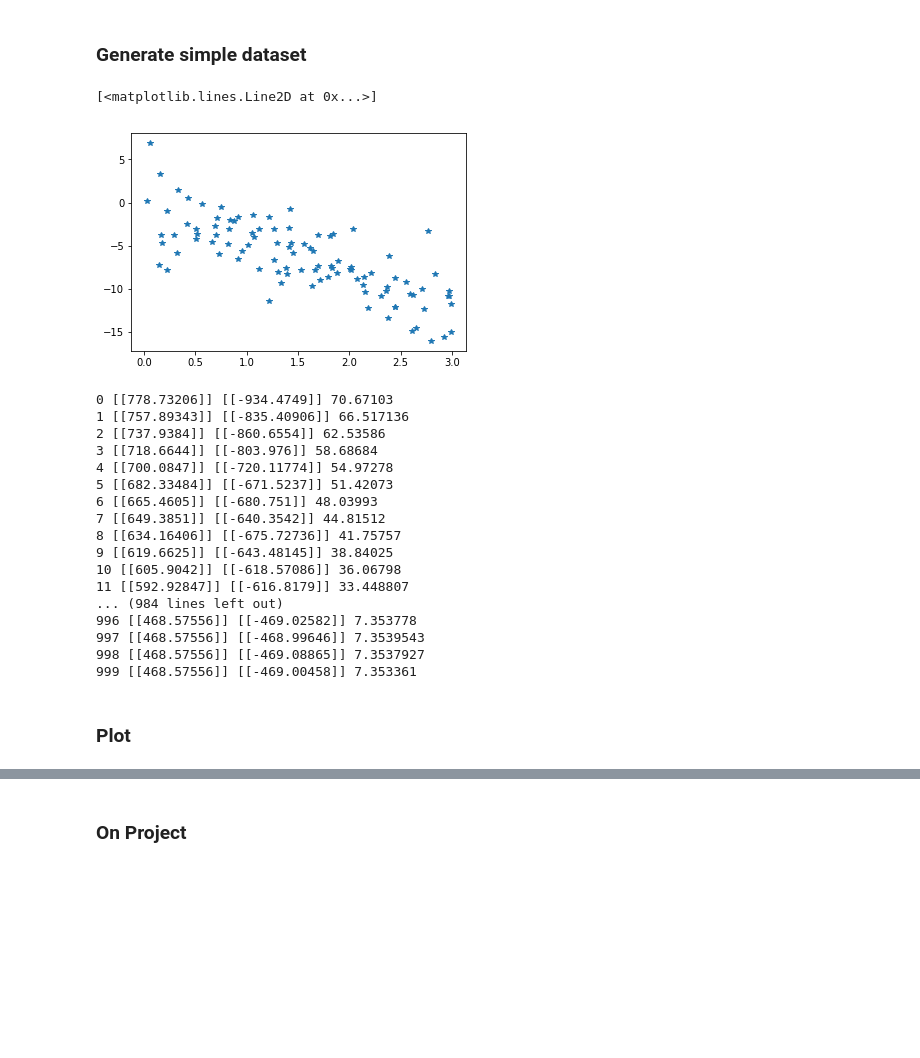
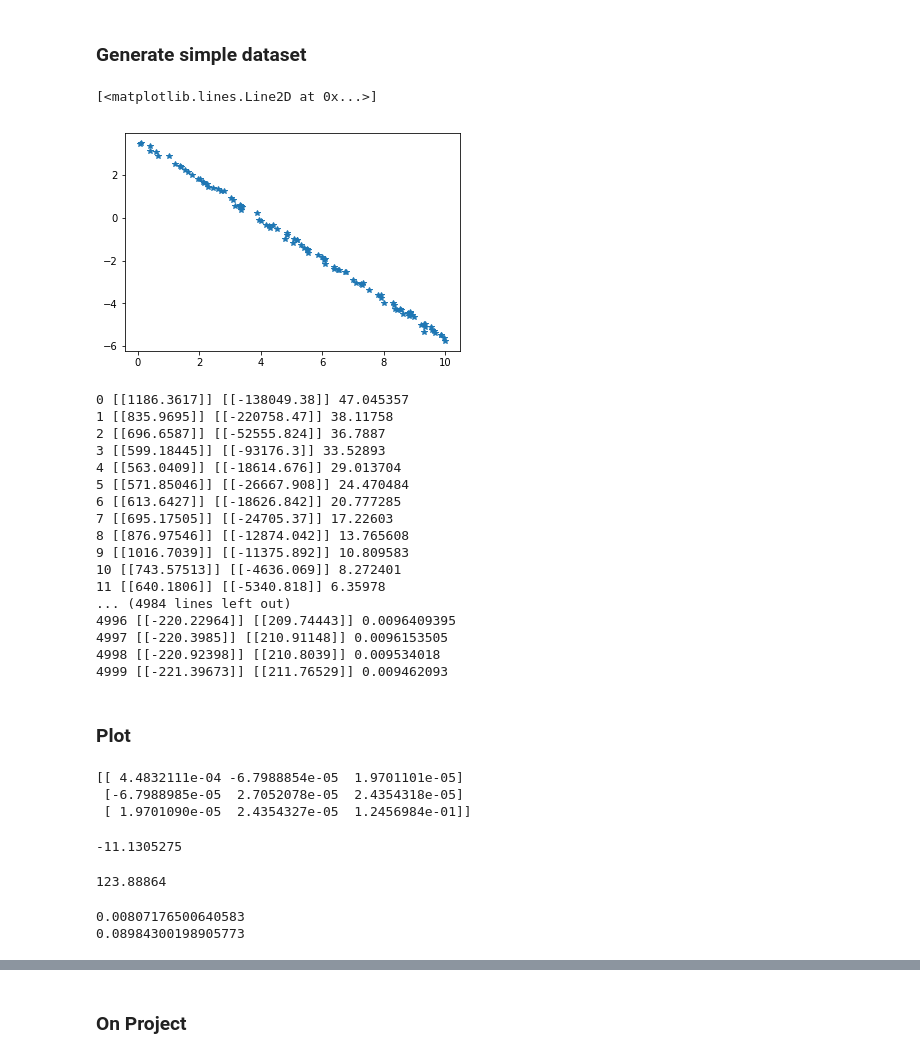
Before and after one commit to anhnguyendepocen/bayes_comp, a Jupyter notebook: notebook/Linear Regression-TF.ipynb, the cells around one changed output, grey strips where cells are left out. Cells and saved outputs as stored; diff of their text form; code cells hidden in the pictures; blank space fills up the shorter version.

```diff
--- a/notebook/Linear Regression-TF.ipynb
+++ b/notebook/Linear Regression-TF.ipynb
@@ -52,20 +52,20 @@ w_standard = w.copy()
 ### Generate simple dataset
 # %%
 N=100
-X = np.hstack([np.ones((N,1)), 3*np.random.rand(N,1)])#, 3*np.random.rand(N,1), 2*np.random.rand(N,1), \
+X = np.hstack([np.ones((N,1)), 10*np.random.rand(N,1)])#, 3*np.random.rand(N,1), 2*np.random.rand(N,1), \
 #           3*np.random.rand(N,1), 3*np.random.rand(N,1), 2*np.random.rand(N,1), \
 #              3*np.random.rand(N,1), 3*np.random.rand(N,1), 2*np.random.rand(N,1), \
 #              3*np.random.rand(N,1), 3*np.random.rand(N,1), 2*np.random.rand(N,1), \
 #              3*np.random.rand(N,1), 3*np.random.rand(N,1), 2*np.random.rand(N,1)])#,
 #             3*np.random.rand(N,1), 3*np.random.rand(N,1), 2*np.random.rand(N,1),
 #              3*np.random.rand(N,1), 3*np.random.rand(N,1), 2*np.random.rand(N,1)])
 D = X.shape[1]
 w_true = 3*np.random.normal(size=[D,1])
-Y = np.dot(X,w_true) + 3*np.random.normal(size=[N,1])
+Y = np.dot(X,w_true) + 0.1*np.random.normal(size=[N,1])
 plt.plot(X[:,1],Y,'*')
 # %% [output]
 [<matplotlib.lines.Line2D at 0x...>]
-[figure, old version]
+[figure, new version]
 # %%
 from math import e
 # %%
@@ -113,32 +116,53 @@ train = optimizer.minimize(-elbo,var_list=[mu,L])
 
 sess.run(tf.global_variables_initializer())
 # %%
-for i in range(1000):
+for i in range(5000):
     cur_samples = np.array([np.random.normal(np.zeros(D_in)) for j in range(batch_size)])
     _,val,elbo_,mu_,e_ = sess.run([train,post, elbo,mu,error_mse],feed_dict={samples:cur_samples})
     print i,val,elbo_,e_
 # %% [output]
-0 [[778.73206]] [[-934.4749]] 70.67103
-1 [[757.89343]] [[-835.40906]] 66.517136
-2 [[737.9384]] [[-860.6554]] 62.53586
-3 [[718.6644]] [[-803.976]] 58.68684
-4 [[700.0847]] [[-720.11774]] 54.97278
-5 [[682.33484]] [[-671.5237]] 51.42073
-6 [[665.4605]] [[-680.751]] 48.03993
-7 [[649.3851]] [[-640.3542]] 44.81512
-8 [[634.16406]] [[-675.72736]] 41.75757
-9 [[619.6625]] [[-643.48145]] 38.84025
-10 [[605.9042]] [[-618.57086]] 36.06798
-11 [[592.92847]] [[-616.8179]] 33.448807
-... (984 lines left out)
-996 [[468.57556]] [[-469.02582]] 7.353778
-997 [[468.57556]] [[-468.99646]] 7.3539543
-998 [[468.57556]] [[-469.08865]] 7.3537927
-999 [[468.57556]] [[-469.00458]] 7.353361
+0 [[1186.3617]] [[-138049.38]] 47.045357
+1 [[835.9695]] [[-220758.47]] 38.11758
+2 [[696.6587]] [[-52555.824]] 36.7887
+3 [[599.18445]] [[-93176.3]] 33.52893
+4 [[563.0409]] [[-18614.676]] 29.013704
+5 [[571.85046]] [[-26667.908]] 24.470484
+6 [[613.6427]] [[-18626.842]] 20.777285
+7 [[695.17505]] [[-24705.37]] 17.22603
+8 [[876.97546]] [[-12874.042]] 13.765608
+9 [[1016.7039]] [[-11375.892]] 10.809583
+10 [[743.57513]] [[-4636.069]] 8.272401
+11 [[640.1806]] [[-5340.818]] 6.35978
+... (4984 lines left out)
+4996 [[-220.22964]] [[209.74443]] 0.0096409395
+4997 [[-220.3985]] [[210.91148]] 0.0096153505
+4998 [[-220.92398]] [[210.8039]] 0.009534018
+4999 [[-221.39673]] [[211.76529]] 0.009462093
 # %% [markdown]
 ### Plot
 # %%
 Sigma = expm(2*L).eval()
+print Sigma
+# %% [output]
+[[ 4.4832111e-04 -6.7988854e-05  1.9701101e-05]
+ [-6.7988985e-05  2.7052078e-05  2.4354318e-05]
+ [ 1.9701090e-05  2.4354327e-05  1.2456984e-01]]
+# %%
+a = mu[2,0].eval()
+print a
+# %% [output]
+-11.1305275
+# %%
+a*a
+# %% [output]
+123.88864
+# %%
+v = 1/(a*a)
+print v
+print np.sqrt(v)
+# %% [output]
+0.00807176500640583
+0.08984300198905773
 # %%
 print mu_,w_true
 # %% [output]
```
Also changed, not shown: parts of 29 cells of this notebook.
